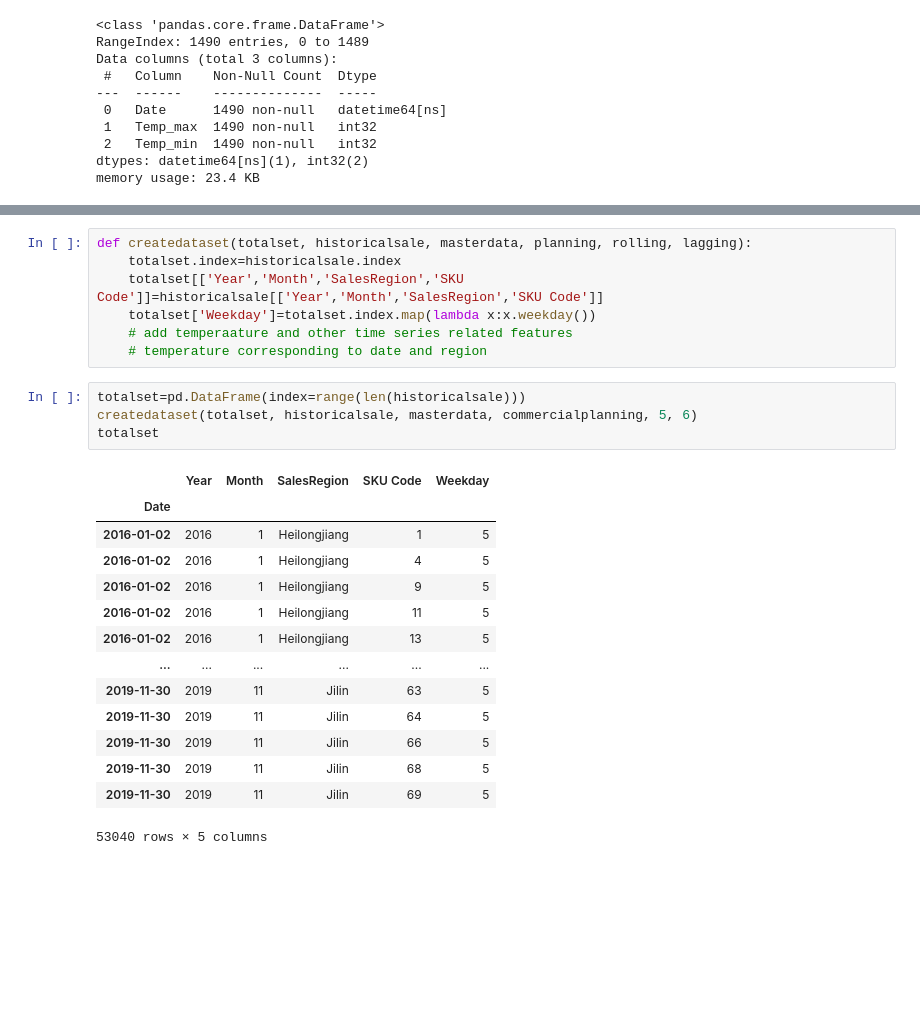
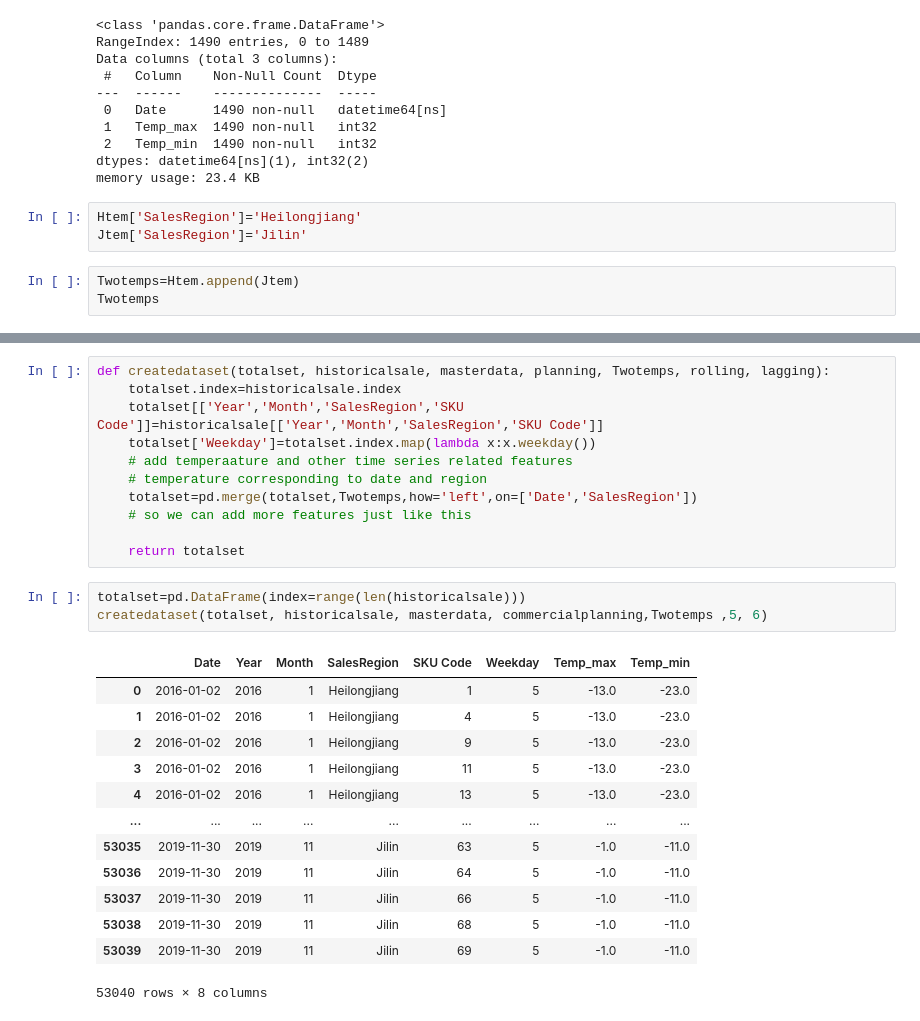
Before and after one commit to sunmingbai/BUD_competition, a Jupyter notebook: Ming/Model1.ipynb, the cells around one changed output, grey strips where cells are left out. Cells and saved outputs as stored; diff of their text form; blank space fills up the shorter version.

```diff
--- a/Ming/Model1.ipynb
+++ b/Ming/Model1.ipynb
@@ -124,3 +125,9 @@ Data columns (total 3 columns):
  2   Temp_min  1490 non-null   int32
 dtypes: datetime64[ns](1), int32(2)
 memory usage: 23.4 KB
+# %%
+Htem['SalesRegion']='Heilongjiang'
+Jtem['SalesRegion']='Jilin'
+# %%
+Twotemps=Htem.append(Jtem)
+Twotemps
@@ -127,26 +188,28 @@ memory usage: 23.4 KB
 # %%
-def createdataset(totalset, historicalsale, masterdata, planning, rolling, lagging):
+def createdataset(totalset, historicalsale, masterdata, planning, Twotemps, rolling, lagging):
     totalset.index=historicalsale.index
     totalset[['Year','Month','SalesRegion','SKU Code']]=historicalsale[['Year','Month','SalesRegion','SKU Code']]
     totalset['Weekday']=totalset.index.map(lambda x:x.weekday())
     # add temperaature and other time series related features
     # temperature corresponding to date and region
+    totalset=pd.merge(totalset,Twotemps,how='left',on=['Date','SalesRegion'])
+    # so we can add more features just like this
+
+    return totalset
 # %%
 totalset=pd.DataFrame(index=range(len(historicalsale)))
-createdataset(totalset, historicalsale, masterdata, commercialplanning, 5, 6)
-totalset
+createdataset(totalset, historicalsale, masterdata, commercialplanning,Twotemps ,5, 6)
 # %% [output]
-|  | Year | Month | SalesRegion | SKU Code | Weekday |
-| Date |  |  |  |  |  |
-| 2016-01-02 | 2016 | 1 | Heilongjiang | 1 | 5 |
-| 2016-01-02 | 2016 | 1 | Heilongjiang | 4 | 5 |
-| 2016-01-02 | 2016 | 1 | Heilongjiang | 9 | 5 |
-| 2016-01-02 | 2016 | 1 | Heilongjiang | 11 | 5 |
-| 2016-01-02 | 2016 | 1 | Heilongjiang | 13 | 5 |
-| ... | ... | ... | ... | ... | ... |
-| 2019-11-30 | 2019 | 11 | Jilin | 63 | 5 |
-| 2019-11-30 | 2019 | 11 | Jilin | 64 | 5 |
-| 2019-11-30 | 2019 | 11 | Jilin | 66 | 5 |
-| 2019-11-30 | 2019 | 11 | Jilin | 68 | 5 |
-| 2019-11-30 | 2019 | 11 | Jilin | 69 | 5 |
+|  | Date | Year | Month | SalesRegion | SKU Code | Weekday | Temp_max | Temp_min |
+| 0 | 2016-01-02 | 2016 | 1 | Heilongjiang | 1 | 5 | -13.0 | -23.0 |
+| 1 | 2016-01-02 | 2016 | 1 | Heilongjiang | 4 | 5 | -13.0 | -23.0 |
+| 2 | 2016-01-02 | 2016 | 1 | Heilongjiang | 9 | 5 | -13.0 | -23.0 |
+| 3 | 2016-01-02 | 2016 | 1 | Heilongjiang | 11 | 5 | -13.0 | -23.0 |
+| 4 | 2016-01-02 | 2016 | 1 | Heilongjiang | 13 | 5 | -13.0 | -23.0 |
+| ... | ... | ... | ... | ... | ... | ... | ... | ... |
+| 53035 | 2019-11-30 | 2019 | 11 | Jilin | 63 | 5 | -1.0 | -11.0 |
+| 53036 | 2019-11-30 | 2019 | 11 | Jilin | 64 | 5 | -1.0 | -11.0 |
+| 53037 | 2019-11-30 | 2019 | 11 | Jilin | 66 | 5 | -1.0 | -11.0 |
+| 53038 | 2019-11-30 | 2019 | 11 | Jilin | 68 | 5 | -1.0 | -11.0 |
+| 53039 | 2019-11-30 | 2019 | 11 | Jilin | 69 | 5 | -1.0 | -11.0 |
-53040 rows × 5 columns
+53040 rows × 8 columns
```
Also changed, not shown: parts of 5 cells of this notebook, 1 other file.
